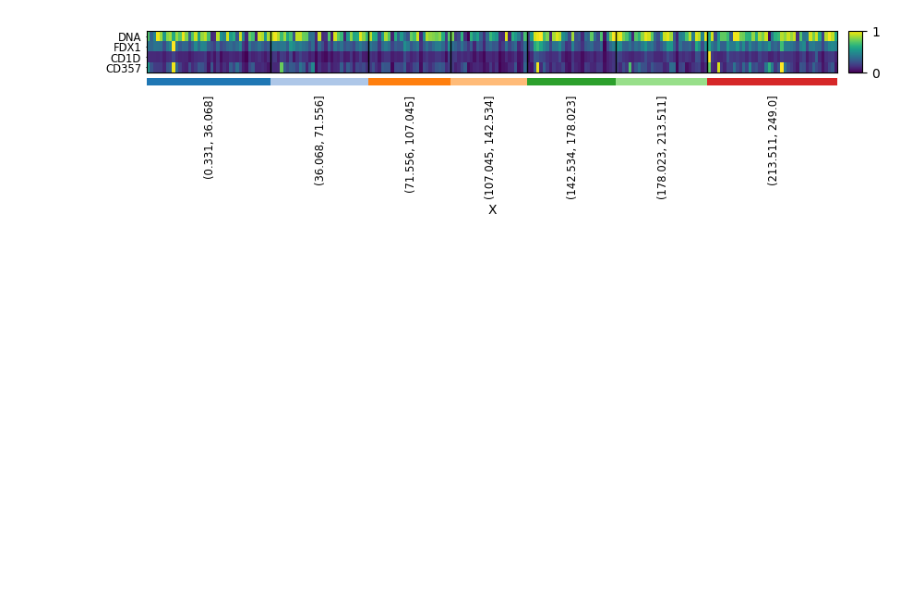
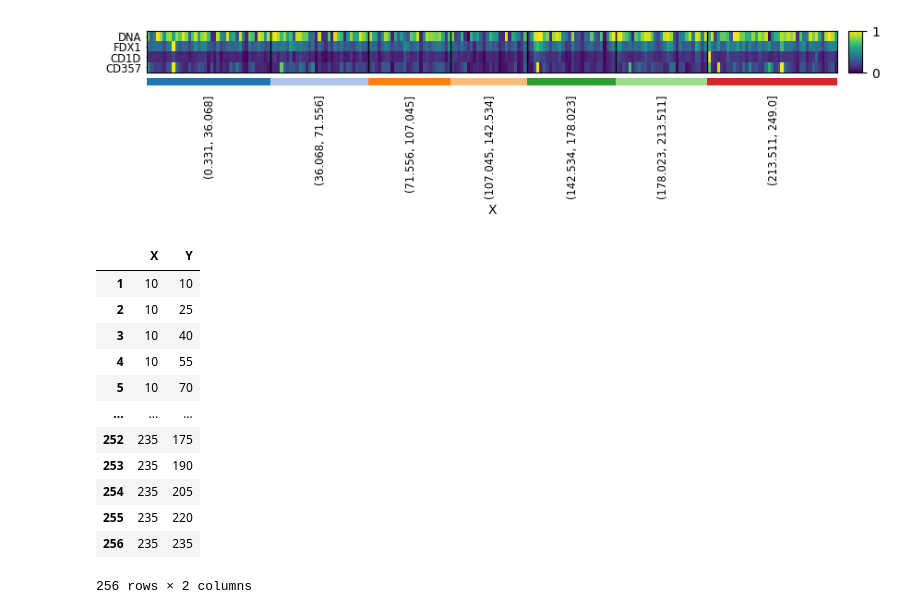
Before and after one commit to vitessce/vitessce-python, a Jupyter notebook: docs/notebooks/create_mini_dataset.ipynb, the cells around one changed output. Cells and saved outputs as stored; diff of their text form; code cells hidden in the pictures; blank space fills up the shorter version.

```diff
--- a/docs/notebooks/create_mini_dataset.ipynb
+++ b/docs/notebooks/create_mini_dataset.ipynb
@@ -149,0 +158,16 @@ ax = sc.pl.heatmap(adata, var_names = var_df.index.tolist(), groupby="X", standa
+# %%
+circle_df
+# %% [output]
+|  | X | Y |
+| 1 | 10 | 10 |
+| 2 | 10 | 25 |
+| 3 | 10 | 40 |
+| 4 | 10 | 55 |
+| 5 | 10 | 70 |
+| ... | ... | ... |
+| 252 | 235 | 175 |
+| 253 | 235 | 190 |
+| 254 | 235 | 205 |
+| 255 | 235 | 220 |
+| 256 | 235 | 235 |
+256 rows × 2 columns
```
Also changed, not shown: parts of 8 cells of this notebook, 1 other file.
